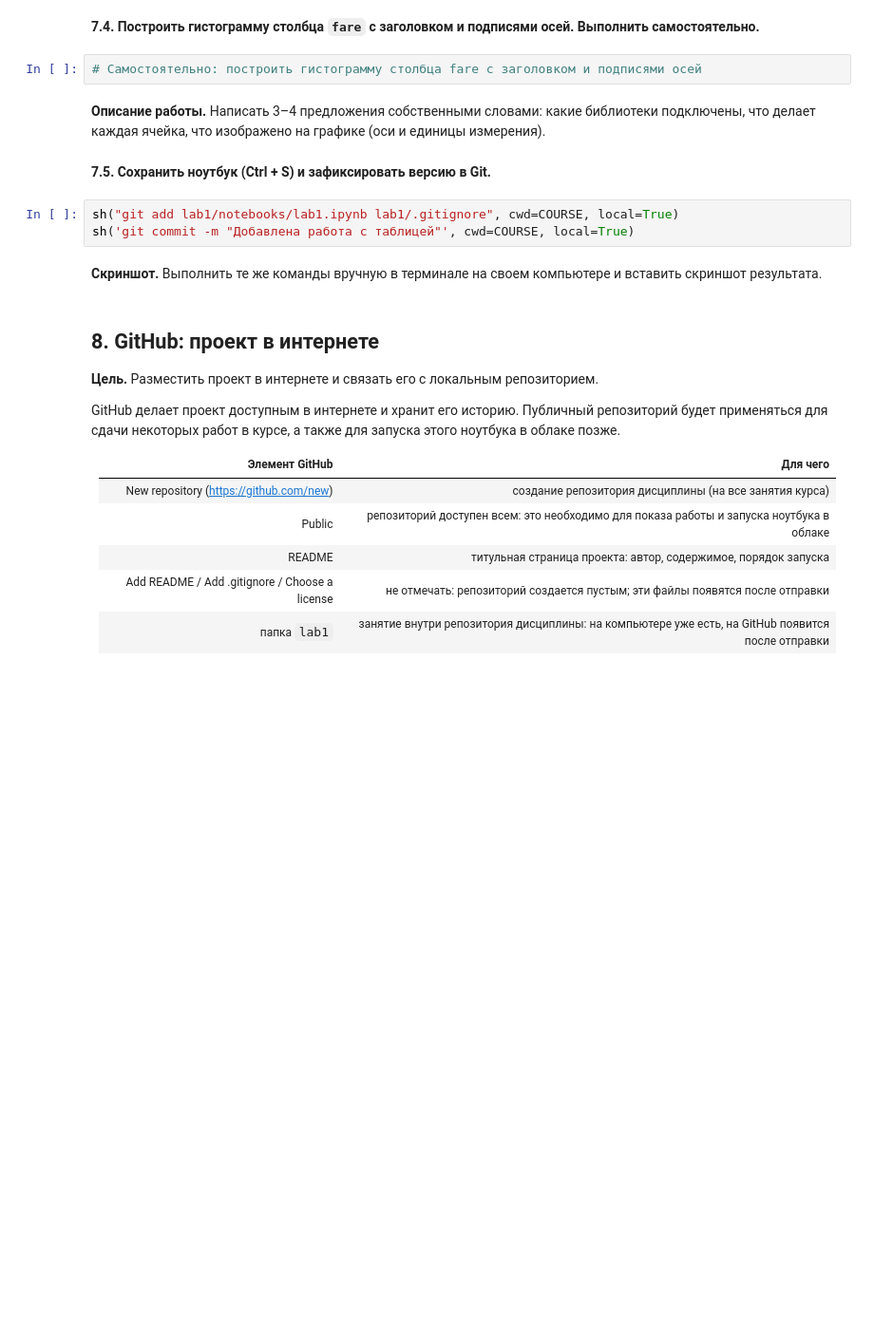
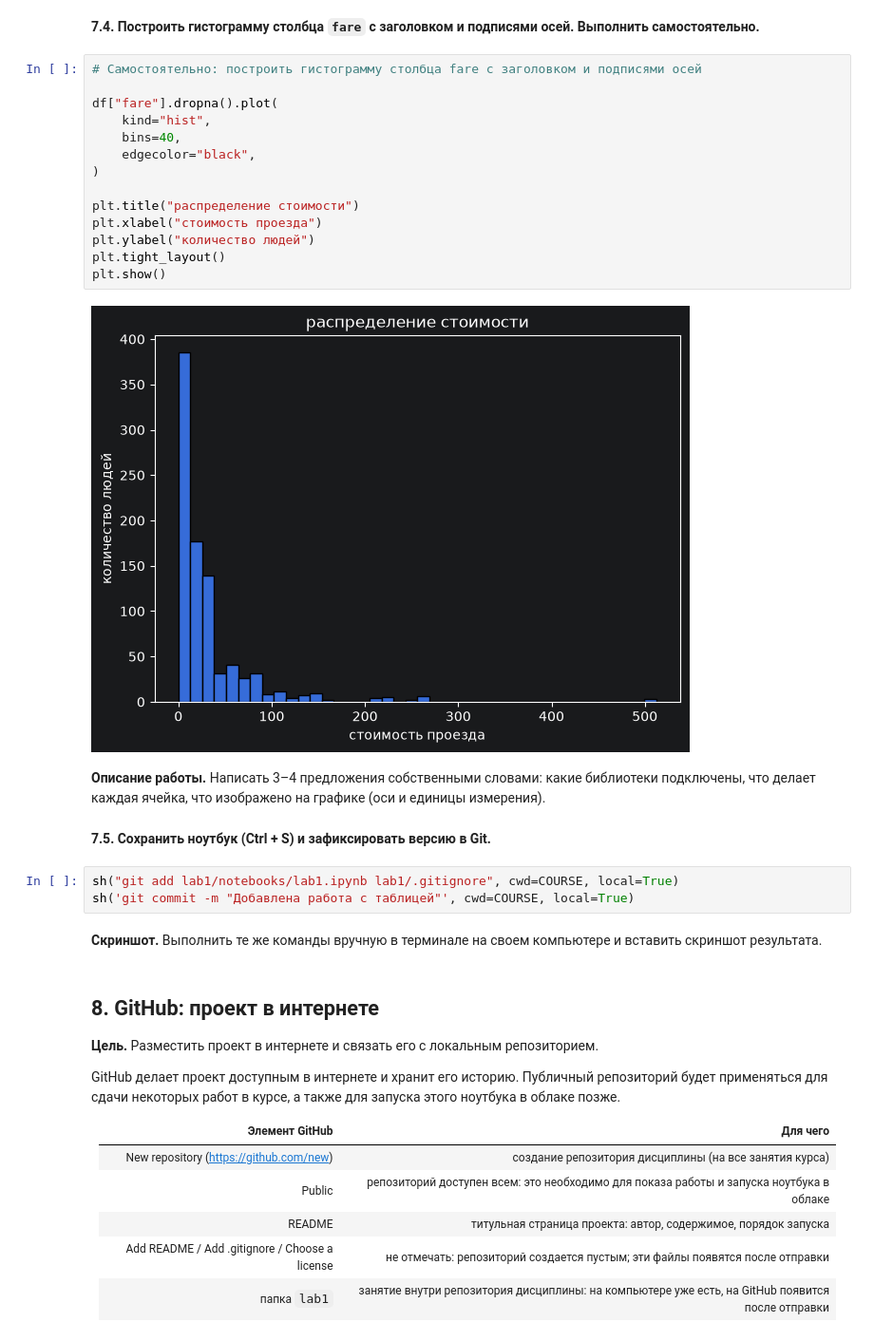
Before and after one commit to Dyender/BeginningAI, a Jupyter notebook: lab1/notebooks/lab1.ipynb, the cells around one changed output. Shown at 95% size. Drawn from its saved outputs; the diff is of its cells as text; blank space fills up the shorter version.

```diff
--- a/lab1/notebooks/lab1.ipynb
+++ b/lab1/notebooks/lab1.ipynb
@@ -624,6 +795,20 @@ print()
 **7.4. Построить гистограмму столбца `fare` с заголовком и подписями осей. Выполнить самостоятельно.**
 # %%
 # Самостоятельно: построить гистограмму столбца fare с заголовком и подписями осей
+
+df["fare"].dropna().plot(
+    kind="hist",
+    bins=40,
+    edgecolor="black",
+)
+
+plt.title("распределение стоимости")
+plt.xlabel("стоимость проезда")
+plt.ylabel("количество людей")
+plt.tight_layout()
+plt.show()
+# %% [output]
+[figure, added]
 # %% [markdown]
 **Описание работы.** Написать 3–4 предложения собственными словами: какие библиотеки подключены, что делает каждая ячейка, что изображено на графике (оси и единицы измерения).
 # %% [markdown]
```
Also changed, not shown: parts of 32 cells of this notebook, 1 other file.
